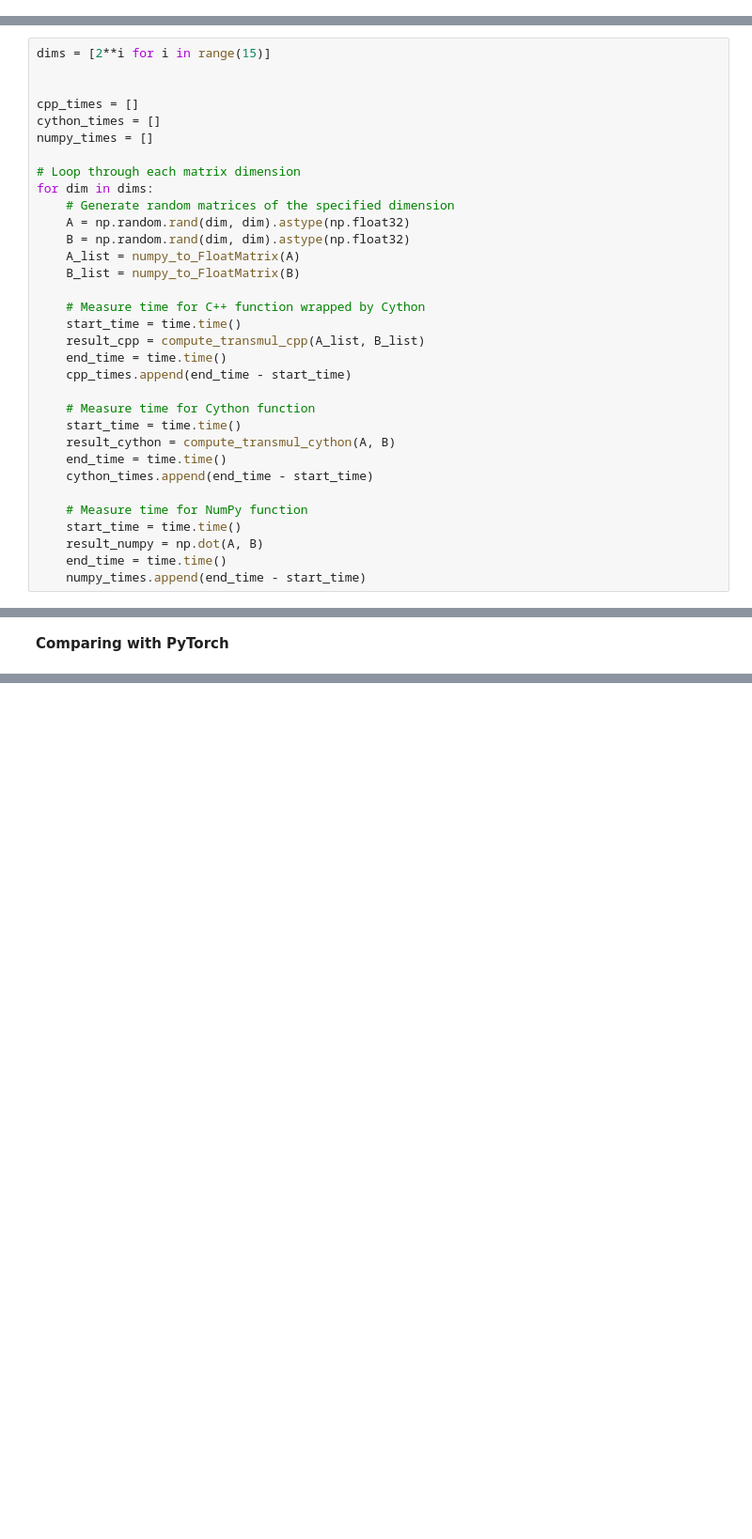
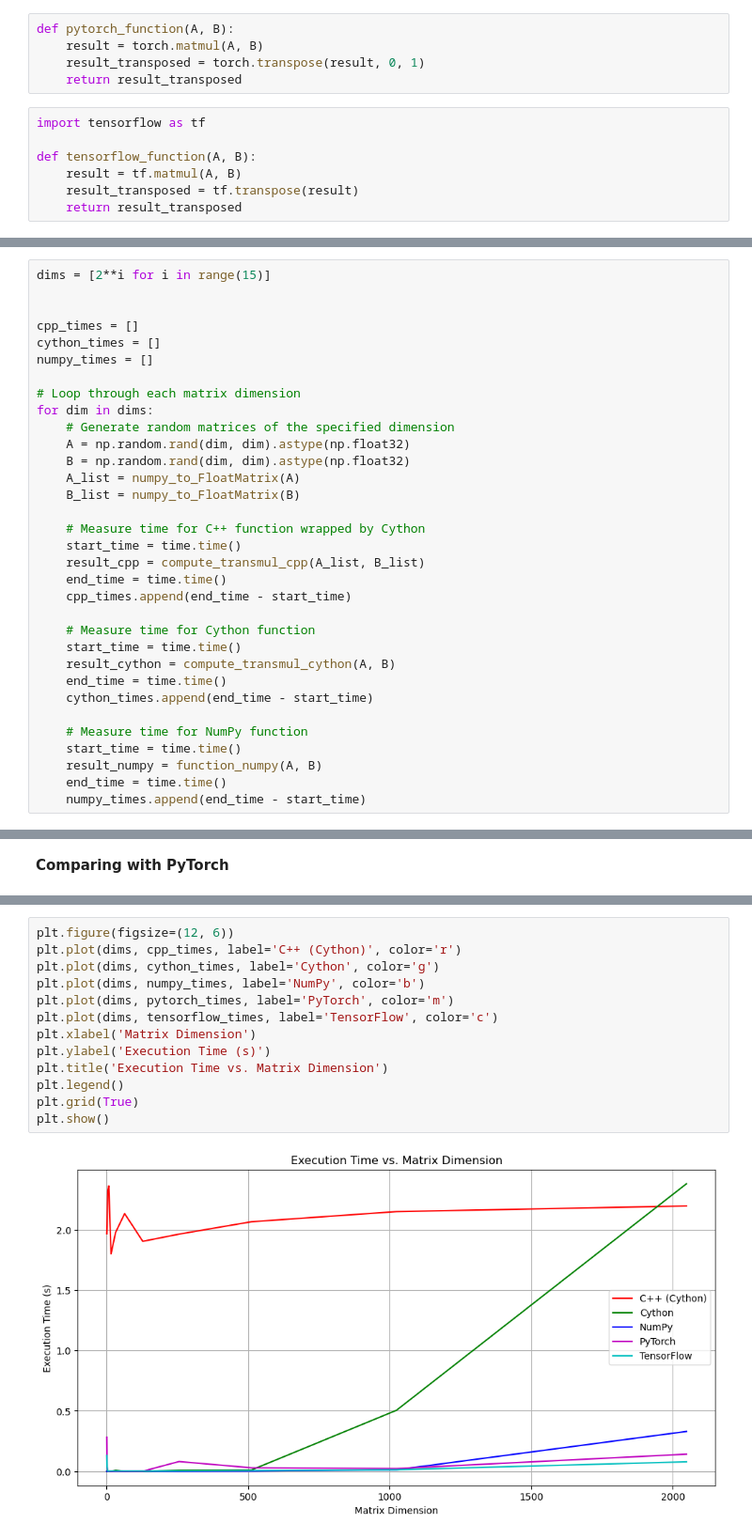
Before and after one commit to JulesBrable/parallel_computing, a Jupyter notebook: comparisons_notebook.ipynb, the cells around one changed output, grey strips where cells are left out. Shown at 94% size. Cells and saved outputs as stored; diff of their text form; blank space fills up the shorter version.

```diff
--- a/comparisons_notebook.ipynb
+++ b/comparisons_notebook.ipynb
@@ -34,3 +34,15 @@ def numpy_function(A, B):
     result = np.dot(A, B)
     result_transposed = np.transpose(result)
     return result_transposed
+# %%
+def pytorch_function(A, B):
+    result = torch.matmul(A, B)
+    result_transposed = torch.transpose(result, 0, 1)
+    return result_transposed
+# %%
+import tensorflow as tf
+
+def tensorflow_function(A, B):
+    result = tf.matmul(A, B)
+    result_transposed = tf.transpose(result)
+    return result_transposed
@@ -102,7 +119,7 @@ for dim in dims:
 
     # Measure time for NumPy function
     start_time = time.time()
-    result_numpy = np.dot(A, B)
+    result_numpy = function_numpy(A, B)
     end_time = time.time()
     numpy_times.append(end_time - start_time)
 # %%
@@ -137,0 +232,15 @@ NameError: name 'avg_cpp_time' is not defined
+# %%
+plt.figure(figsize=(12, 6))
+plt.plot(dims, cpp_times, label='C++ (Cython)', color='r')
+plt.plot(dims, cython_times, label='Cython', color='g')
+plt.plot(dims, numpy_times, label='NumPy', color='b')
+plt.plot(dims, pytorch_times, label='PyTorch', color='m')
+plt.plot(dims, tensorflow_times, label='TensorFlow', color='c')
+plt.xlabel('Matrix Dimension')
+plt.ylabel('Execution Time (s)')
+plt.title('Execution Time vs. Matrix Dimension')
+plt.legend()
+plt.grid(True)
+plt.show()
+# %% [output]
+[figure, added]
```
Also changed, not shown: parts of 6 cells of this notebook.
